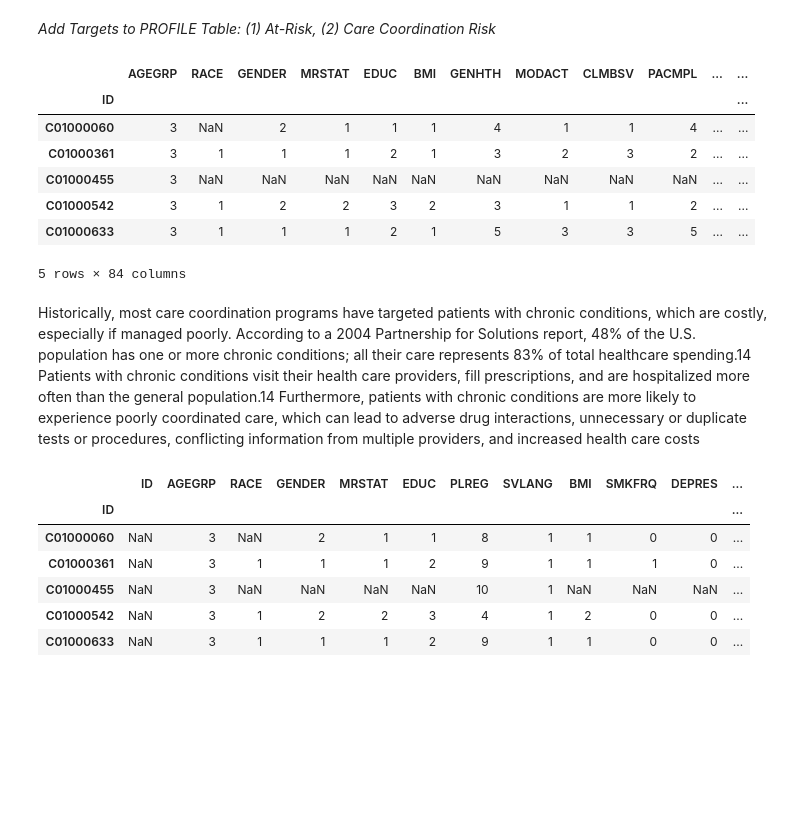
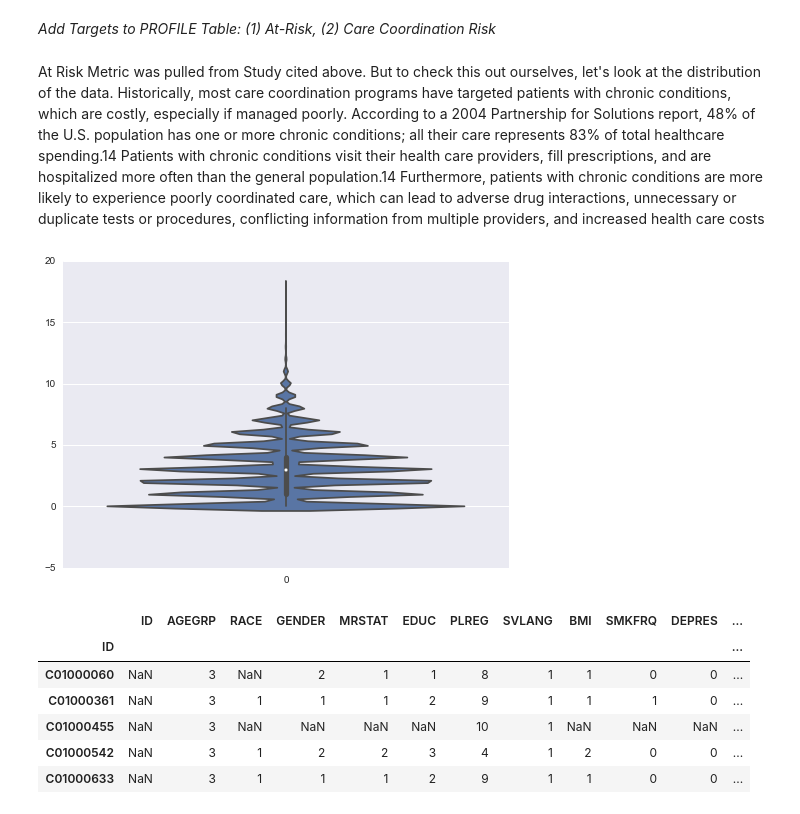
Before and after one commit to cesleem/DAT_SF_14, a Jupyter notebook: project/data_transformations/source_data_to_clean_data.ipynb, the cells around one changed output. Saved outputs shown, nothing was run; the diff lists cells and outputs as text; code cells hidden in the pictures; blank space fills up the shorter version.

```diff
--- a/project/data_transformations/source_data_to_clean_data.ipynb
+++ b/project/data_transformations/source_data_to_clean_data.ipynb
@@ -85,17 +102,11 @@ data['AT-RISK'] = data['GENHTH'] > 3.0
-# %%
-data.set_index('ID', inplace=True)
-data.head()
-# %% [output]
-|  | AGEGRP | RACE | GENDER | MRSTAT | EDUC | BMI | GENHTH | MODACT | CLMBSV | PACMPL | ... | ... |
-| ID |  |  |  |  |  |  |  |  |  |  |  | ... |
-| C01000060 | 3 | NaN | 2 | 1 | 1 | 1 | 4 | 1 | 1 | 4 | ... | ... |
-| C01000361 | 3 | 1 | 1 | 1 | 2 | 1 | 3 | 2 | 3 | 2 | ... | ... |
-| C01000455 | 3 | NaN | NaN | NaN | NaN | NaN | NaN | NaN | NaN | NaN | ... | ... |
-| C01000542 | 3 | 1 | 2 | 2 | 3 | 2 | 3 | 1 | 1 | 2 | ... | ... |
-| C01000633 | 3 | 1 | 1 | 1 | 2 | 1 | 5 | 3 | 3 | 5 | ... | ... |
-5 rows × 84 columns
 # %% [markdown]
-Historically, most care coordination programs have targeted patients with chronic conditions, which are costly, especially if managed poorly. According to a 2004 Partnership for Solutions report, 48% of the U.S. population has one or more chronic conditions; all their care represents 83% of total healthcare spending.14 Patients with chronic conditions visit their health care providers, fill prescriptions, and are hospitalized more often than the general population.14 Furthermore, patients with chronic conditions are more likely to experience poorly coordinated care, which can lead to adverse drug interactions, unnecessary or duplicate tests or procedures, conflicting information from multiple providers, and increased health care costs
+At Risk Metric was pulled from Study cited above.  But to check this out ourselves, let's look at the distribution of the data.  Historically, most care coordination programs have targeted patients with chronic conditions, which are costly, especially if managed poorly. According to a 2004 Partnership for Solutions report, 48% of the U.S. population has one or more chronic conditions; all their care represents 83% of total healthcare spending.14 Patients with chronic conditions visit their health care providers, fill prescriptions, and are hospitalized more often than the general population.14 Furthermore, patients with chronic conditions are more likely to experience poorly coordinated care, which can lead to adverse drug interactions, unnecessary or duplicate tests or procedures, conflicting information from multiple providers, and increased health care costs
+# %%
+#not going to work because most of these are binary
+# ax = sns.boxplot(data=profile['MCC'])
+ax = sns.violinplot(data=profile['MCC'])
+# %% [output]
+[figure, added]
 # %%
 ##Naive CC metric (traditional care coordination indicator) based on lit from IHI Multiple Health + Social Needs
 data['CC-NEED'] = data['MCC'] > 2.0
```
Also changed, not shown: parts of 36 cells of this notebook.
